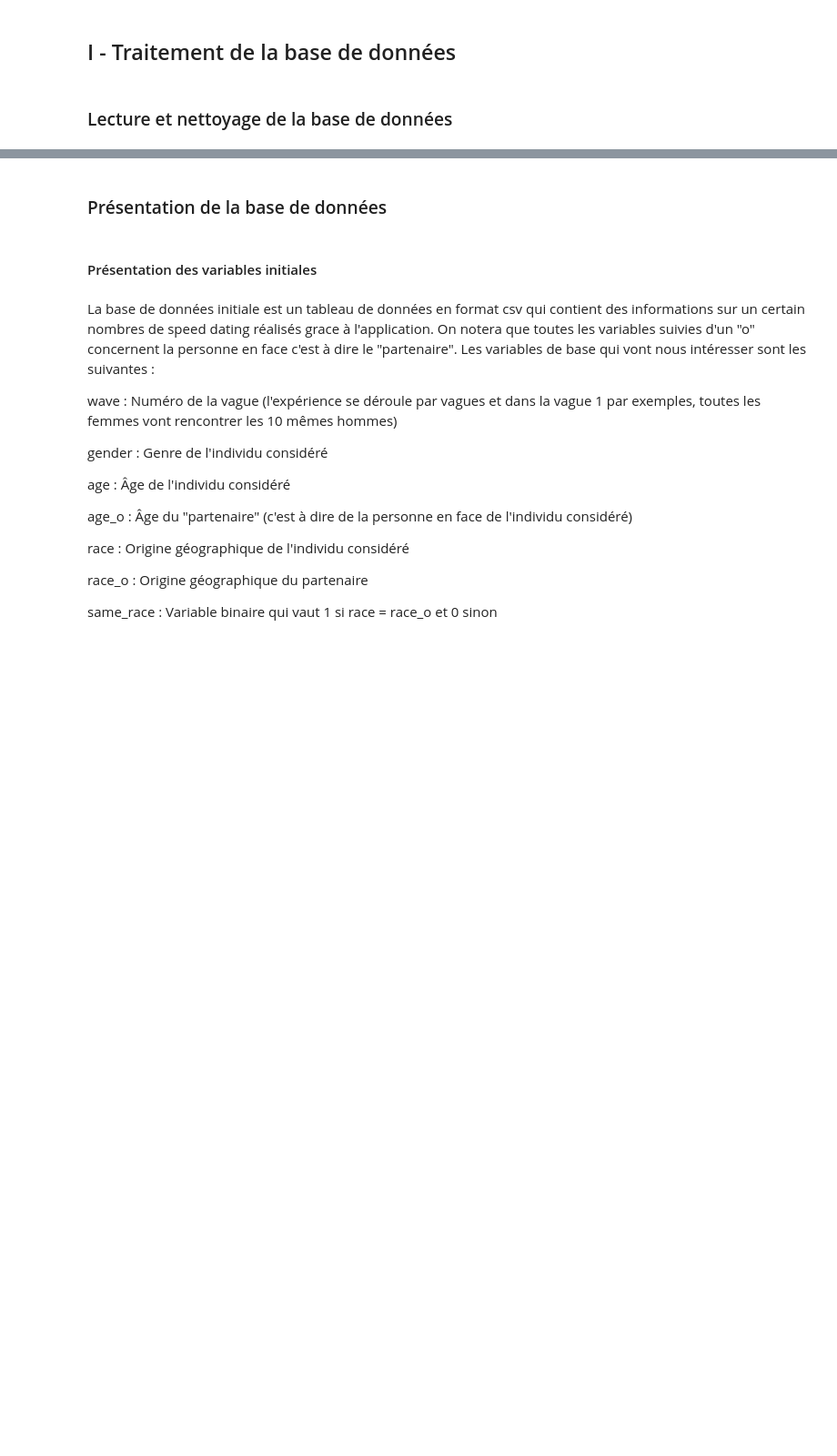
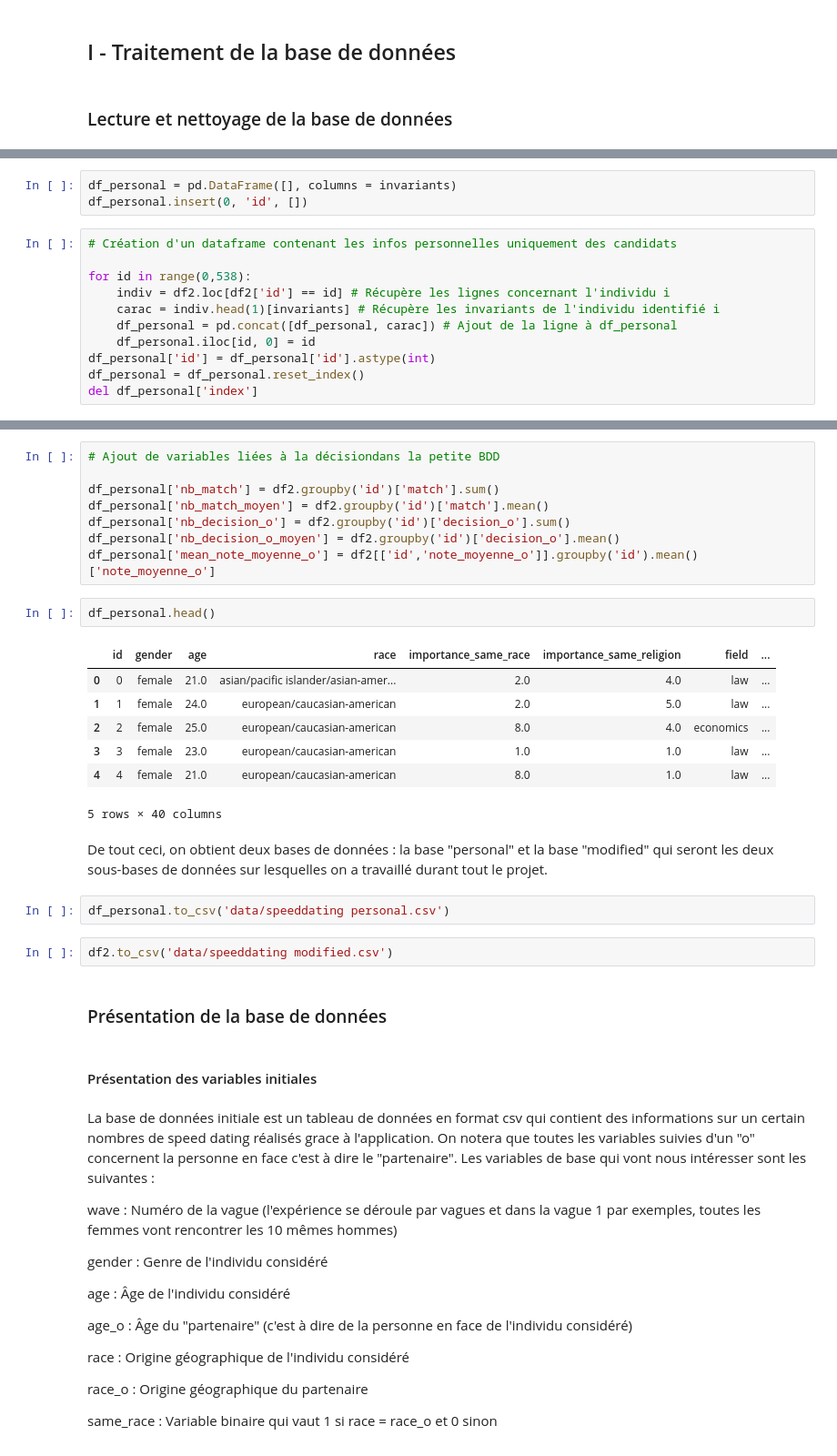
Before and after one commit to arthursabre/Projet-DS-Python-analyse-plateforme-speed-dating-, a Jupyter notebook: Notebook_Final.ipynb, the cells around one changed output, grey strips where cells are left out. Shown at 91% size. Cells and saved outputs as stored; diff of their text form; blank space fills up the shorter version.

```diff
--- a/Notebook_Final.ipynb
+++ b/Notebook_Final.ipynb
@@ -46,0 +123,14 @@ De tout ceci, on obtient deux bases de données : la base "personal" et la base
+# %%
+df_personal = pd.DataFrame([], columns = invariants)
+df_personal.insert(0, 'id', [])
+# %%
+# Création d'un dataframe contenant les infos personnelles uniquement des candidats
+
+for id in range(0,538):
+    indiv = df2.loc[df2['id'] == id] # Récupère les lignes concernant l'individu i
+    carac = indiv.head(1)[invariants] # Récupère les invariants de l'individu identifié i
+    df_personal = pd.concat([df_personal, carac]) # Ajout de la ligne à df_personal
+    df_personal.iloc[id, 0] = id
+df_personal['id'] = df_personal['id'].astype(int)
+df_personal = df_personal.reset_index()
+del df_personal['index']
@@ -47,3 +159,27 @@ De tout ceci, on obtient deux bases de données : la base "personal" et la base
+# %%
+# Ajout de variables liées à la décisiondans la petite BDD
+
+df_personal['nb_match'] = df2.groupby('id')['match'].sum()
+df_personal['nb_match_moyen'] = df2.groupby('id')['match'].mean()
+df_personal['nb_decision_o'] = df2.groupby('id')['decision_o'].sum()
+df_personal['nb_decision_o_moyen'] = df2.groupby('id')['decision_o'].mean()
+df_personal['mean_note_moyenne_o'] = df2[['id','note_moyenne_o']].groupby('id').mean()['note_moyenne_o']
+# %%
+df_personal.head()
+# %% [output]
+|  | id | gender | age | race | importance_same_race | importance_same_religion | field | ... |
+| 0 | 0 | female | 21.0 | asian/pacific islander/asian-amer... | 2.0 | 4.0 | law | ... |
+| 1 | 1 | female | 24.0 | european/caucasian-american | 2.0 | 5.0 | law | ... |
+| 2 | 2 | female | 25.0 | european/caucasian-american | 8.0 | 4.0 | economics | ... |
+| 3 | 3 | female | 23.0 | european/caucasian-american | 1.0 | 1.0 | law | ... |
+| 4 | 4 | female | 21.0 | european/caucasian-american | 8.0 | 1.0 | law | ... |
+5 rows × 40 columns
+# %% [markdown]
+De tout ceci, on obtient deux bases de données : la base "personal" et la base "modified" qui seront les deux sous-bases de données sur lesquelles on a travaillé durant tout le projet.
+# %%
+df_personal.to_csv('data/speeddating personal.csv')
+# %%
+df2.to_csv('data/speeddating modified.csv')
 # %% [markdown]
 ### Présentation de la base de données
 # %% [markdown]
```
Also changed, not shown: parts of 26 cells of this notebook.
